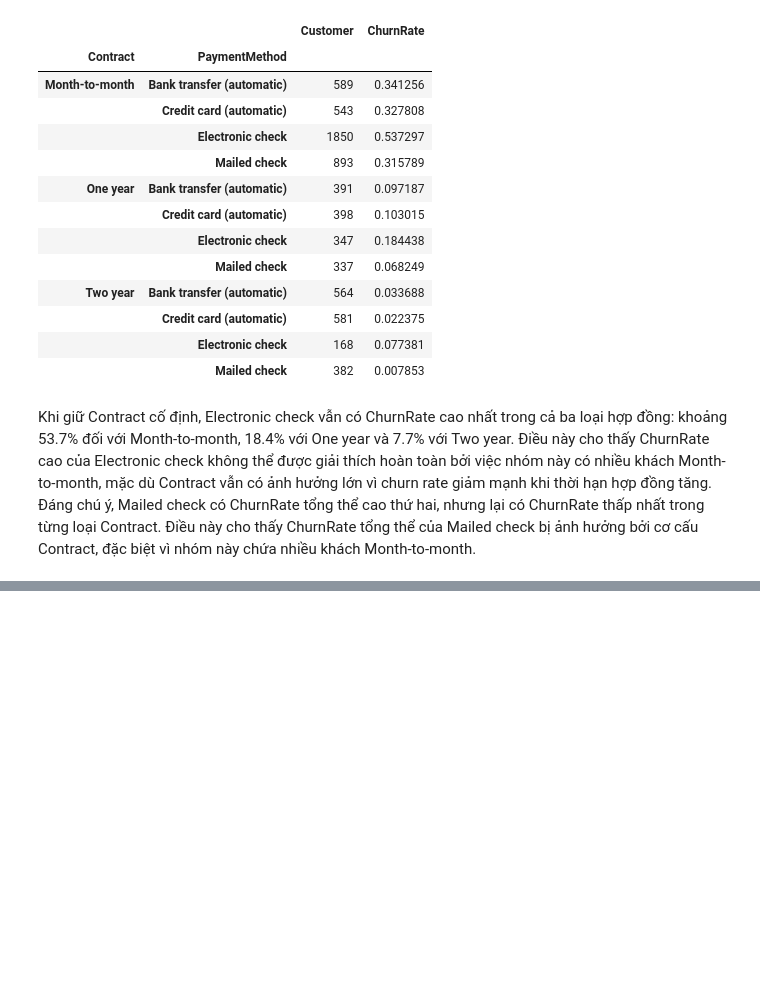
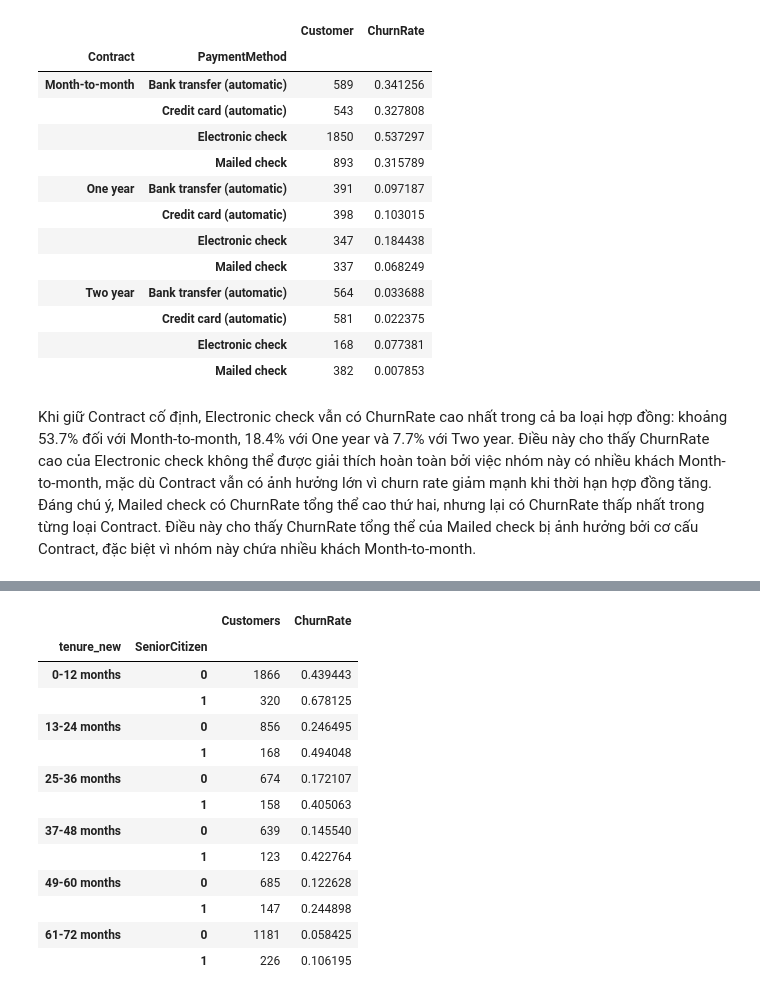
Before and after one commit to vdcmhaodl/Telco-customer-churn-prediction, a Jupyter notebook: notebooks/02_business_eda.ipynb, the cells around one changed output, grey strips where cells are left out. Cells and saved outputs as stored; diff of their text form; code cells hidden in the pictures; blank space fills up the shorter version.

```diff
--- a/notebooks/02_business_eda.ipynb
+++ b/notebooks/02_business_eda.ipynb
@@ -409,0 +695,22 @@ Khi giữ Contract cố định, Electronic check vẫn có ChurnRate cao nhất
+# %%
+df.groupby(
+    ["tenure_new", "SeniorCitizen"]
+)["Churn"].agg(
+    Customers="count",
+    ChurnRate=lambda x: (x == "Yes").mean()
+)
+# %% [output]
+|  |  | Customers | ChurnRate |
+| tenure_new | SeniorCitizen |  |  |
+| 0-12 months | 0 | 1866 | 0.439443 |
+|  | 1 | 320 | 0.678125 |
+| 13-24 months | 0 | 856 | 0.246495 |
+|  | 1 | 168 | 0.494048 |
+| 25-36 months | 0 | 674 | 0.172107 |
+|  | 1 | 158 | 0.405063 |
+| 37-48 months | 0 | 639 | 0.145540 |
+|  | 1 | 123 | 0.422764 |
+| 49-60 months | 0 | 685 | 0.122628 |
+|  | 1 | 147 | 0.244898 |
+| 61-72 months | 0 | 1181 | 0.058425 |
+|  | 1 | 226 | 0.106195 |
```
Also changed, not shown: parts of 36 cells of this notebook, 1 other file.
